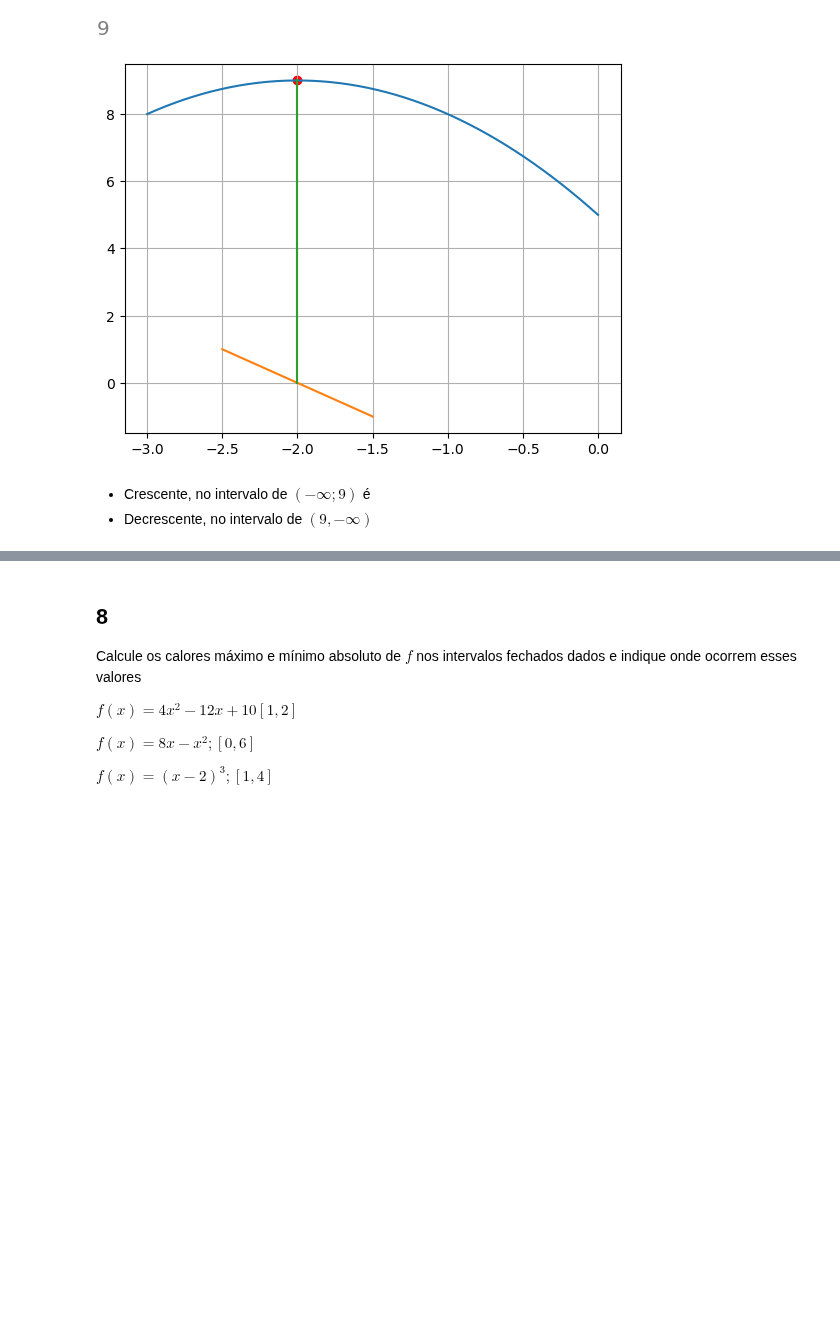
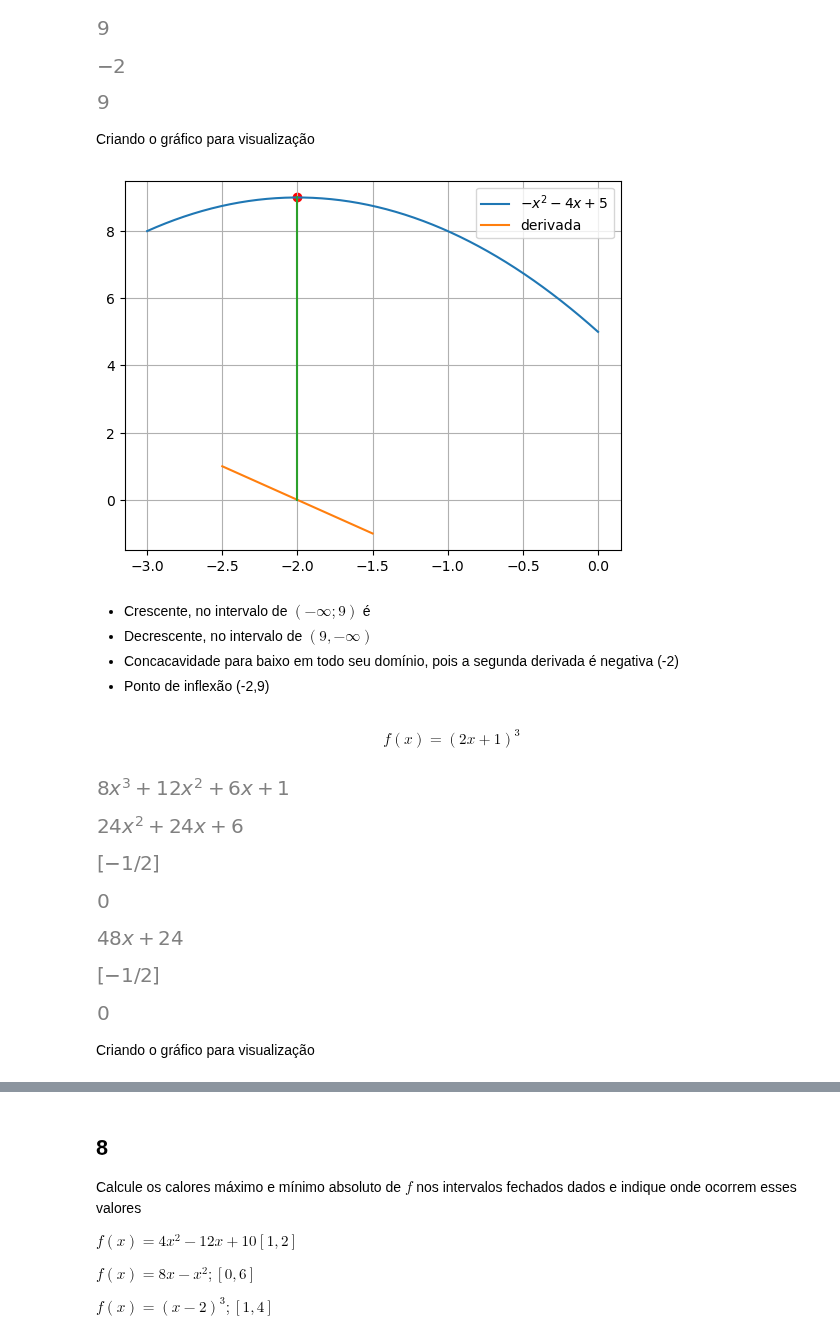
Before and after one commit to samirsaravia/AL-Calc, a Jupyter notebook: Calculo/HW-Derivadas2.ipynb, the cells around one changed output, grey strips where cells are left out. Drawn from its saved outputs; the diff is of its cells as text; code cells hidden in the pictures; blank space fills up the shorter version.

```diff
--- a/Calculo/HW-Derivadas2.ipynb
+++ b/Calculo/HW-Derivadas2.ipynb
@@ -351,6 +367,19 @@ e7_der1
 e72.subs(x,-2)
 # %% [output]
 [figure]
+# %%
+# 2 derivada
+e_d2 = sym.diff(e7_der1)
+e_d2
+# %% [output]
+[figure, added]
+# %%
+# imagem da 2 derivada
+e72.subs(x,-2)
+# %% [output]
+[figure, added]
+# %% [markdown]
+Criando o gráfico para visualização
 # %%
 x72l = np.linspace(-3,0,50)
 y72l = f4(x72l,0,0,-1,-4,5)
@@ -359,13 +388,18 @@ x7_derl = np.linspace(-2.5,-1.5,50)
 y7_derl = f4(x7_derl, 0,0,0,-2,-4)
 # %%
 plt.grid(True, which="both")
-plt.plot(x72l,y72l)
-plt.plot(x7_derl,y7_derl)
+plt.plot(x72l,y72l, label=f'$-x^2-4x+5$')
+plt.plot(x7_derl,y7_derl, label='derivada')
 plt.plot((-2,-2),(9,0))
 plt.scatter(-2,9,color="r")
+plt.legend()
 plt.show()
 # %% [output]
-[figure, old version]
+[figure, new version]
 # %% [markdown]
 - Crescente, no intervalo de $(-\infty ;9)$ é
 - Decrescente, no intervalo de $(9,-\infty)$
+- Concacavidade para baixo em todo seu domínio, pois a segunda derivada é negativa (-2)
+- Ponto de inflexão (-2,9)
+# %% [markdown]
+$$f(x) = (2x+1)^3$$
@@ -371,0 +409,38 @@ plt.show()
+# %%
+e73_d = sym.decompose(e73)
+e73_d[0]1
+# %% [output]
+[figure, added]
+# %%
+# 1 derivada
+e731 = sym.diff(e73_d[0])
+e731
+# %% [output]
+[figure, added]
+# %%
+# raizes da 1 derivada
+sym.solve(e731)
+# %% [output]
+[figure, added]
+# %%
+e73.subs(x,-1/2)
+# %% [output]
+[figure, added]
+# %%
+# 2 derivada
+e732 = sym.diff(e731)
+e732
+# %% [output]
+[figure, added]
+# %%
+# raizes da 2 derivada
+sym.solve(e732)
+# %% [output]
+[figure, added]
+# %%
+# imagem da raíz da 2 derivada
+e73_d[0].subs(x,-1/2)
+# %% [output]
+[figure, added]
+# %% [markdown]
+Criando o gráfico para visualização
```
Also changed, not shown: parts of 14 cells of this notebook.
